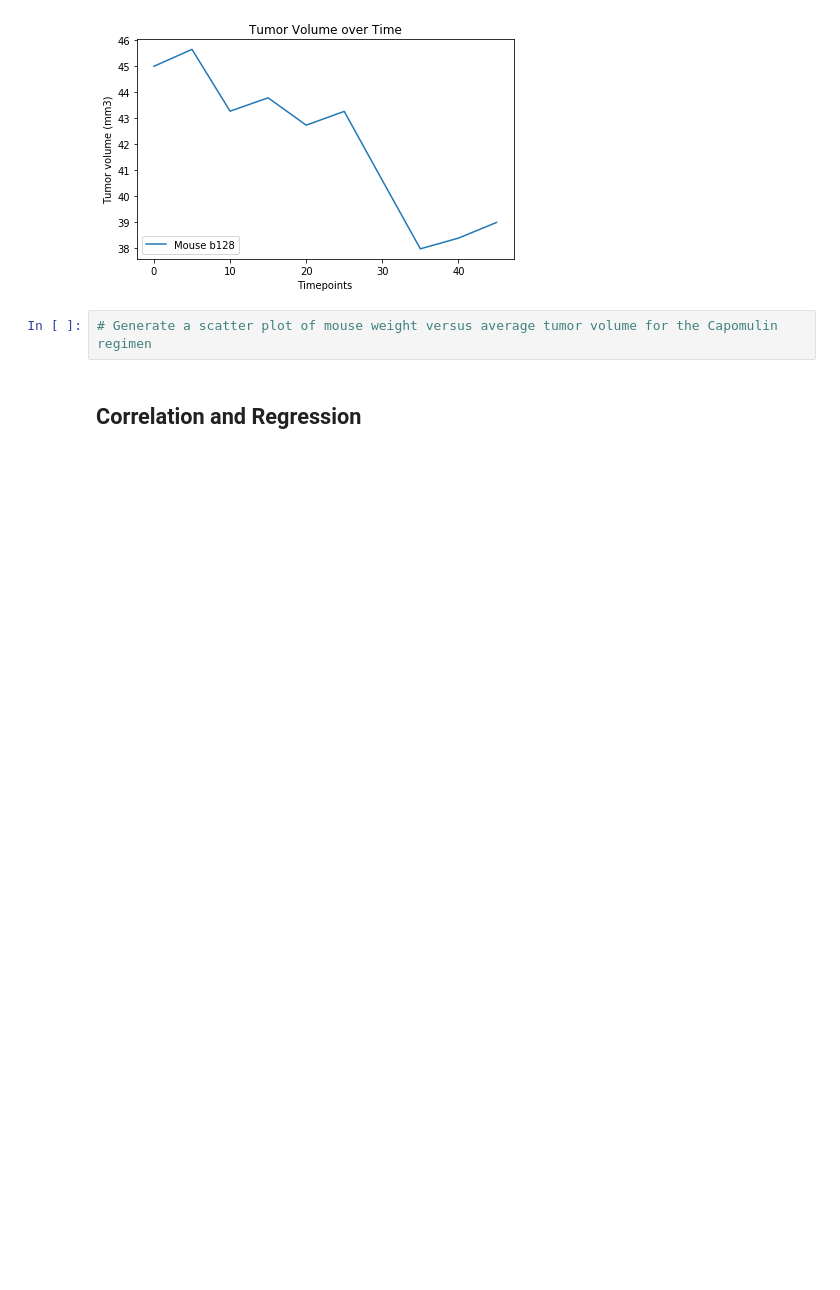
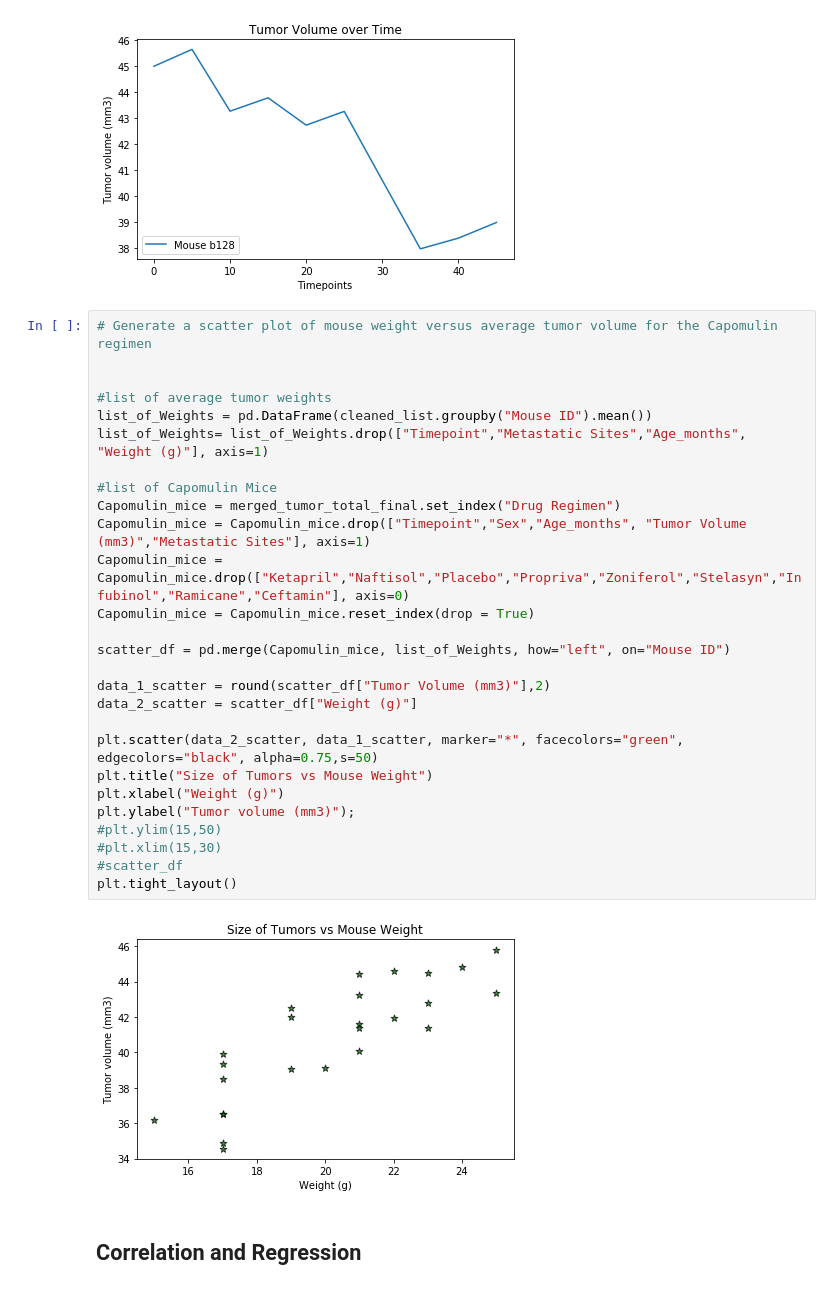
Before and after one commit to JDICKENSON91/Matplotlib_challenge, a Jupyter notebook: pymaceuticals.ipynb, the cells around one changed output. Drawn from its saved outputs; the diff is of its cells as text; blank space fills up the shorter version.

Commit message:
Finished Scatter

```diff
--- a/pymaceuticals.ipynb
+++ b/pymaceuticals.ipynb
@@ -331,8 +331,35 @@ plt.legend(loc="lower left")
 plt.tight_layout()
 # %% [output]
 [figure]
-# %%
-# Generate a scatter plot of mouse weight versus average tumor volume for the Capomulin regimen
+# %%
+# Generate a scatter plot of mouse weight versus average tumor volume for the Capomulin regimen
+
+
+#list of average tumor weights
+list_of_Weights = pd.DataFrame(cleaned_list.groupby("Mouse ID").mean())
+list_of_Weights= list_of_Weights.drop(["Timepoint","Metastatic Sites","Age_months", "Weight (g)"], axis=1)
+
+#list of Capomulin Mice
+Capomulin_mice = merged_tumor_total_final.set_index("Drug Regimen")
+Capomulin_mice = Capomulin_mice.drop(["Timepoint","Sex","Age_months", "Tumor Volume (mm3)","Metastatic Sites"], axis=1)
+Capomulin_mice = Capomulin_mice.drop(["Ketapril","Naftisol","Placebo","Propriva","Zoniferol","Stelasyn","Infubinol","Ramicane","Ceftamin"], axis=0)
+Capomulin_mice = Capomulin_mice.reset_index(drop = True)
+
+scatter_df = pd.merge(Capomulin_mice, list_of_Weights, how="left", on="Mouse ID")
+
+data_1_scatter = round(scatter_df["Tumor Volume (mm3)"],2)
+data_2_scatter = scatter_df["Weight (g)"]
+
+plt.scatter(data_2_scatter, data_1_scatter, marker="*", facecolors="green", edgecolors="black", alpha=0.75,s=50)
+plt.title("Size of Tumors vs Mouse Weight")
+plt.xlabel("Weight (g)")
+plt.ylabel("Tumor volume (mm3)");
+#plt.ylim(15,50)
+#plt.xlim(15,30)
+#scatter_df
+plt.tight_layout()
+# %% [output]
+[figure, added]
 # %% [markdown]
 ## Correlation and Regression
 # %%
```
Also changed, not shown: parts of 1 cell of this notebook.
